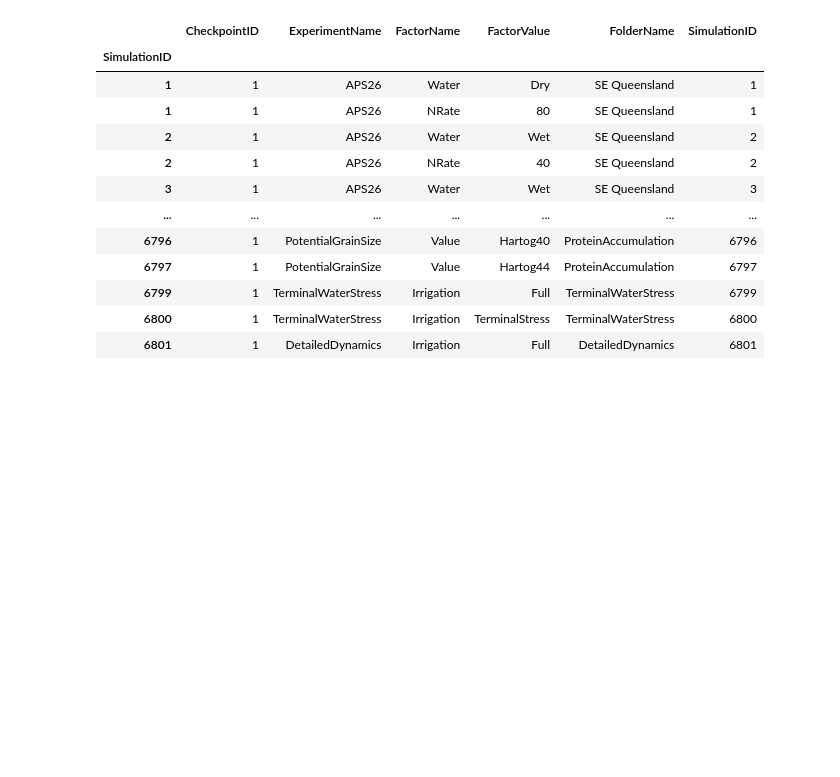
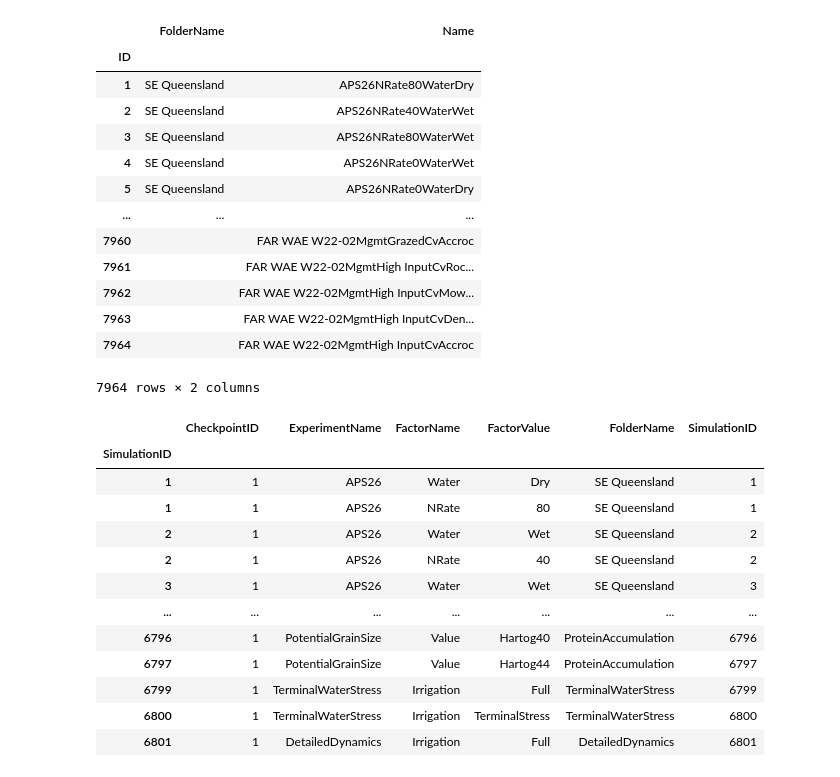
Before and after one commit to HamishBrownPFR/ApsimX, a Jupyter notebook: Prototypes/WheatSimpleLeaf/WheatAnalysis.ipynb, the cells around one changed output. Drawn from its saved outputs; the diff is of its cells as text; code cells hidden in the pictures; blank space fills up the shorter version.

```diff
--- a/Prototypes/WheatSimpleLeaf/WheatAnalysis.ipynb
+++ b/Prototypes/WheatSimpleLeaf/WheatAnalysis.ipynb
@@ -19,6 +19,5 @@ from scipy.optimize import dual_annealing
 from skopt import gp_minimize
 %matplotlib inline
 # %%
-con = sqlite3.connect(r'C:\GitHubRepos\ApsimX\Tests\Validation\Wheat\Wheat.db')
-DailyReport = pd.read_sql("Select * from DailyReport",con)
+filePath = r'C:\GitHubRepos\ApsimX\Tests\Validation\Wheat\Wheat.db'
 # %%
@@ -29 +30,18 @@ Simulations.sort_index(inplace=True, axis=1)
+# %%
+Simulations.sort_index()
+# %% [output]
+|  | FolderName | Name |
+| ID |  |  |
+| 1 | SE Queensland | APS26NRate80WaterDry |
+| 2 | SE Queensland | APS26NRate40WaterWet |
+| 3 | SE Queensland | APS26NRate80WaterWet |
+| 4 | SE Queensland | APS26NRate0WaterWet |
+| 5 | SE Queensland | APS26NRate0WaterDry |
+| ... | ... | ... |
+| 7960 |  | FAR WAE W22-02MgmtGrazedCvAccroc |
+| 7961 |  | FAR WAE W22-02MgmtHigh InputCvRoc... |
+| 7962 |  | FAR WAE W22-02MgmtHigh InputCvMow... |
+| 7963 |  | FAR WAE W22-02MgmtHigh InputCvDen... |
+| 7964 |  | FAR WAE W22-02MgmtHigh InputCvAccroc |
+7964 rows × 2 columns
 # %%
```
Also changed, not shown: parts of 15 cells of this notebook, 3 other files.
